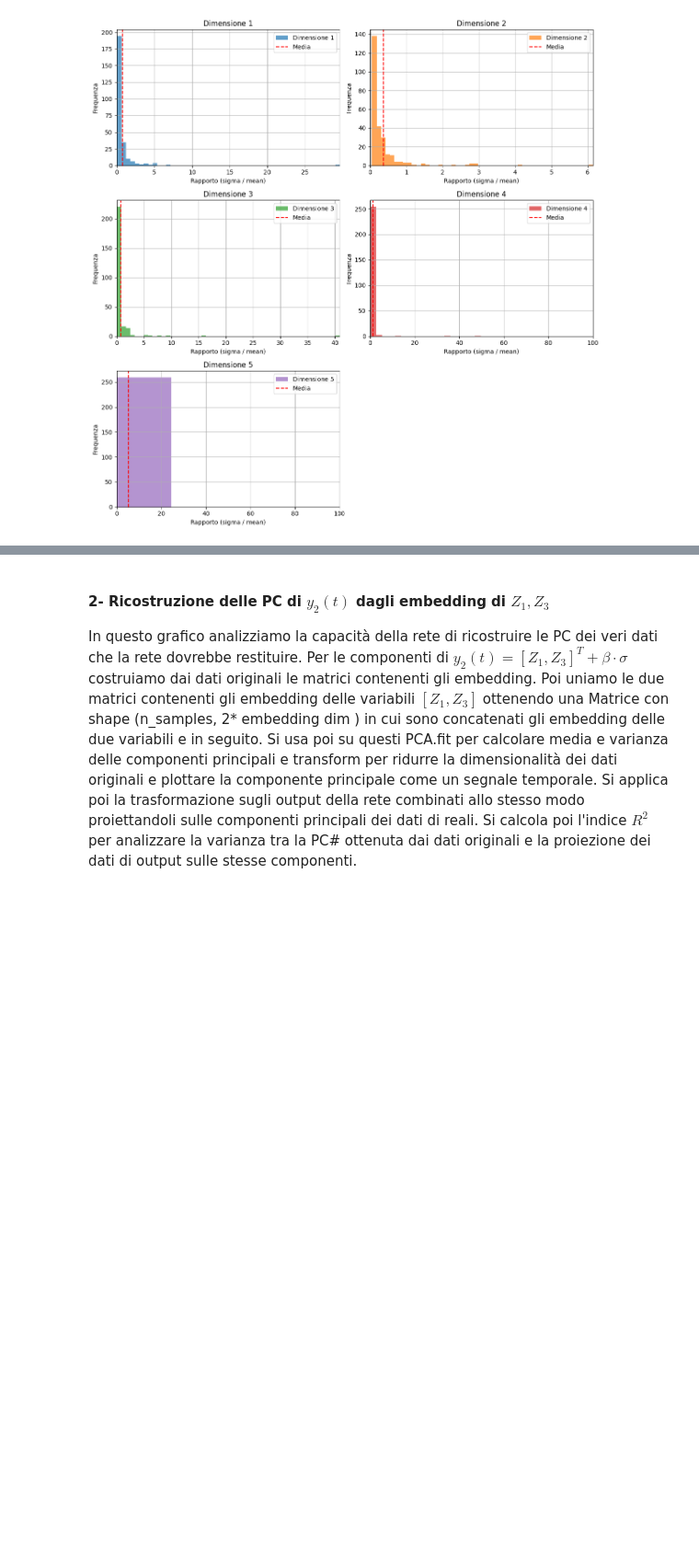
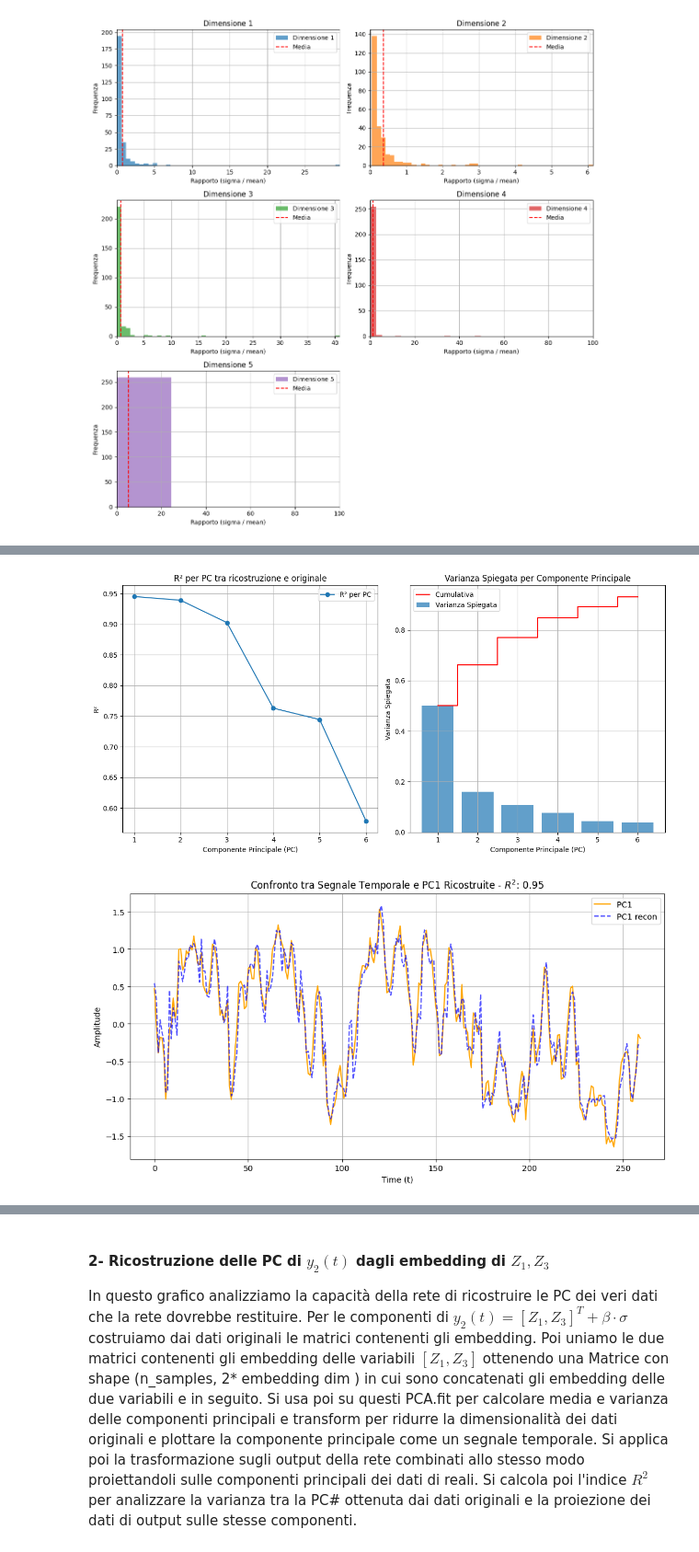
Before and after one commit to FedericoSbarbati/Lorenz-Toy, a Jupyter notebook: valDecoder.ipynb, the cells around one changed output, grey strips where cells are left out. Shown at 92% size. Cells and saved outputs as stored; diff of their text form; code cells hidden in the pictures; blank space fills up the shorter version.

```diff
--- a/valDecoder.ipynb
+++ b/valDecoder.ipynb
@@ -350,6 +510,7 @@ Bisogna fare attenzione allo shape, embedding_dim diventa il numero di features
 # %%
 # Confronta PC per Z1
-r2_z1, ind2 = pca_r2_analysis_embeddings(original_y2_1, reconstructed_y2_1, n_components=6)
-
-# Confronta PC per Z2
-r2_z2, ind3 = pca_r2_analysis_embeddings(original_y2_2, reconstructed_y2_2, n_components=6)
+r2_z1, ind2 = pca_r2_analysis_embeddings(inputs, reconstructed_y2_1, n_components=6)
+plot_temporal_signal_and_pcs(val_Z2, inputs, reconstructed_y2_1,n_components=1)
+# %% [output]
+[figure, added]
+[figure, added]
```
Also changed, not shown: parts of 37 cells of this notebook, 30 other files.
